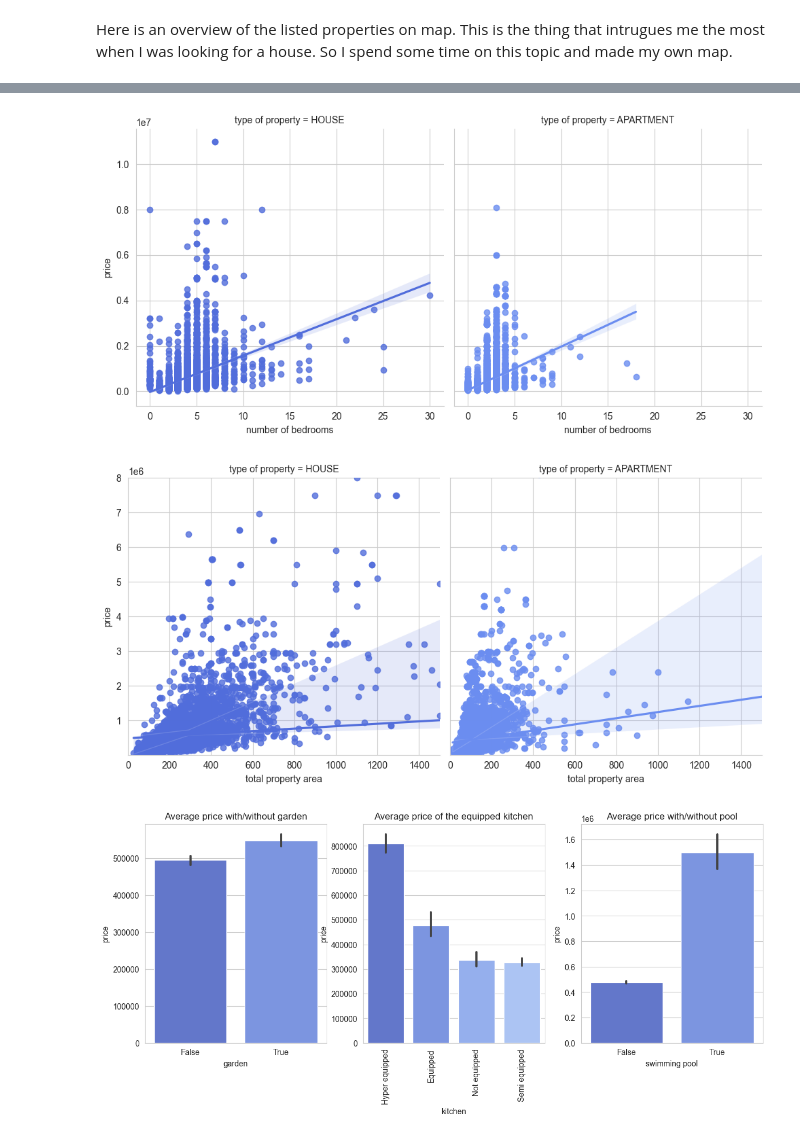
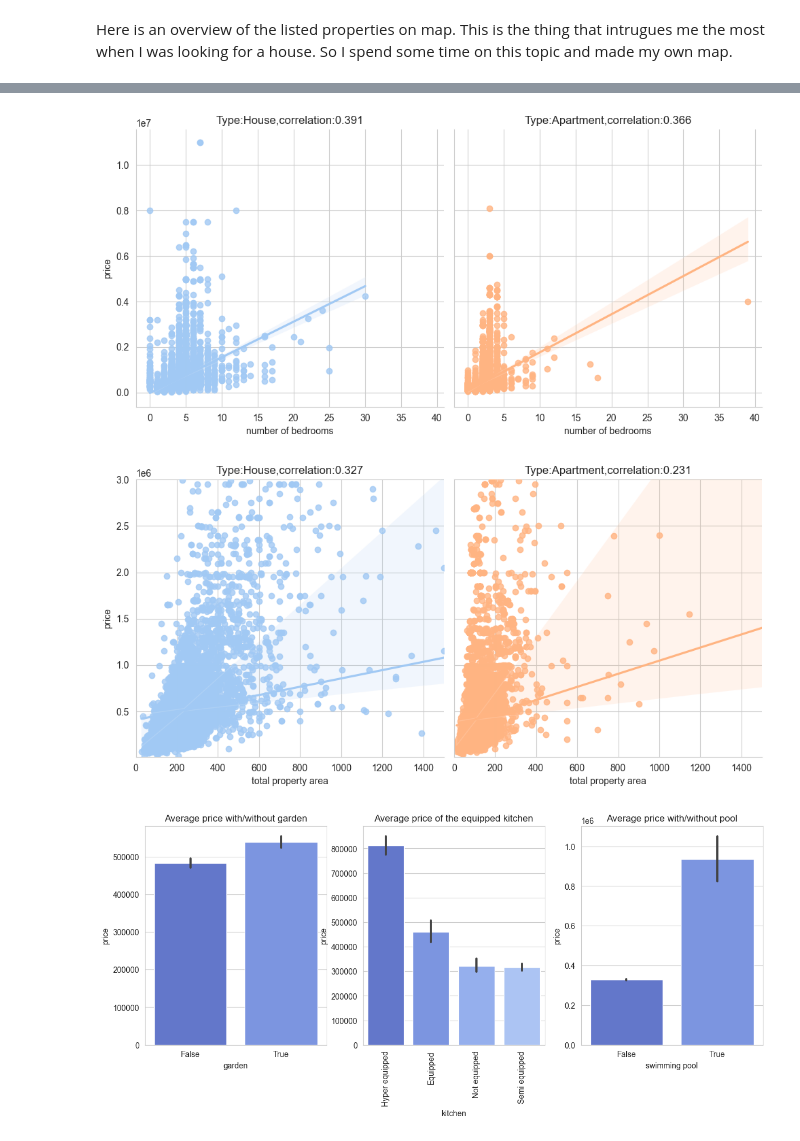
Before and after one commit to Spike815/Real_Estate_Analysis, a Jupyter notebook: Analysis.ipynb, the cells around one changed output, grey strips where cells are left out. Drawn from its saved outputs; the diff is of its cells as text; code cells hidden in the pictures.

```diff
--- a/Analysis.ipynb
+++ b/Analysis.ipynb
@@ -73,3 +79,10 @@ post_code["postalCode"]=post_code["postalCode"].astype(str)
+# %%
+# reference website: https://en.wikipedia.org/wiki/Provinces_of_Belgium
+population_info={"Province":["Antwerpen","Oost-Vlaanderen","Vlaams-Brabant","Limburg","Hainaut","West-Vlaanderen","Liège","Luxembourg","Namur","Brabant wallon","Brussel"],
+                 "Population":[1857986,1515064,1146175,874048,1196796,1344241,1106992,284638,494325,403599,1208542],
+                 "Area(km2)":[2876,3007,2118,2427,3197,3813,3857,4459,3675,1097,162.4],
+                 "Density":[647,504,542,361,375,353,288,63,135,368,7442]}
+population_df=pd.DataFrame(population_info)
 # %% [markdown]
 Clean the "locality" and "province" columns of data , by mapping it to the correct ones in post_code
 # %%
@@ -77,5 +90,5 @@ Clean the "locality" and "province" columns of data , by mapping it to the corre
 # Wrong approach: iterate through the data, assign the right value of locality from post_code["Gemeente"]
 # Right way to do it: name the series in post_code with the same name, and merge two dataframes!!!
 data = data.merge(post_code,how="left",on="postalCode")
+data =data.merge(population_df,on="Province",how="left")
 data = data.drop(columns=["province"])
-data
@@ -138,6 +131,8 @@ Drop the duplicates with the same coordinates, price and size:
 condition = data[["latitude","longitude","street","price","total property area"]].duplicated(keep=False)
 #pass the returned boolean to data, get the index of the duplicates
 data = data.drop(data[condition].index)
+data = data[data["total property area"]>0]
+data["price per sqr"]=data["price"]/data["total property area"]
 display(data)
 # %% [output]
 |  | id | type of property | subtype of property | locality | latitude | longitude | street | postalCode | ... |
@@ -235,0 +300,12 @@ plt.show()
+# %%
+#Another approach by listing the type and average price
+fig, (ax0,ax1) = plt.subplots(nrows=1,ncols=2,figsize=(14,5))
+
+temp_house = data[(data['price']<3000000) & (data["type of property"]=="HOUSE")]
+temp_apart = data[(data['price']<3000000) & (data["type of property"]=="APARTMENT")]
+
+sns.barplot(data=temp_house,x="subtype of property",y="price",estimator="median",ax=ax0,order=temp_house.groupby("subtype of property")["price"].median().sort_values().index)
+sns.barplot(data=temp_apart,x="subtype of property",y="price",estimator="median",ax=ax1,order=temp_apart.groupby("subtype of property")["price"].median().sort_values().index)
+
+ax0.tick_params("x",rotation = 90)
+ax1.tick_params("x",rotation = 90)
@@ -237,18 +315,43 @@ plt.show()
 #price linked with bedrooms?
 #regression plot
 #lmplot :This function combines regplot() and FacetGrid. best for subplots
-sns.lmplot(data=data,x="number of bedrooms", y="price",col="type of property",hue="type of property")
+corr1=data[data["type of property"]=="HOUSE"]["number of bedrooms"].corr(data['price'])
+corr2=data[data["type of property"]=="APARTMENT"]["number of bedrooms"].corr(data['price'])
+g = sns.lmplot(data=data,x="number of bedrooms", y="price",col="type of property",hue="type of property",palette="pastel")
+
+#how to change the title for subplots?
+#using g.fig.suptitle("title", y=1.03) can change the full title
+
+a0 = g.fig.axes[0]
+a0.set_title(f"Type:House,correlation:{corr1 :.3f}")
+
+a1 = g.fig.axes[1]
+a1.set_title(f"Type:Apartment,correlation:{corr2:.3f}")
+
 plt.show()
 # %% [output]
-[figure, old version]
+[figure, new version]
 # %%
 #price linked with living area?
-sns.lmplot(data=data,x="total property area", y="price",col="type of property",hue="type of property")
+g = sns.lmplot(data=data[data["price"]<3000000],x="total property area", y="price",col="type of property",hue="type of property",palette="pastel")
+
+
+
+corr1=temp_house["total property area"].corr(temp_house["price"])
+corr2=temp_apart["total property area"].corr(temp_apart['price'])
+
 plt.xlim(0,1500)
-plt.ylim(10000,8000000)
+plt.ylim(10000,3000000)
+
+a0 = g.fig.axes[0]
+a0.set_title(f"Type:House,correlation:{corr1 :.3f}")
+
+a1 = g.fig.axes[1]
+a1.set_title(f"Type:Apartment,correlation:{corr2:.3f}")
+
 plt.show()
 # %% [output]
-[figure, old version]
+[figure, new version]
 # %%
 #Price linked with garden? With equiped kitchen? With swimming pool?
 fig, (ax0,ax1,ax2) = plt.subplots(nrows=1,ncols=3,figsize=(14,5))
@@ -260,12 +363,12 @@ sns.barplot(ax=ax1,data=data,x="kitchen",y="price",order=data.groupby("kitchen")
 ax1.set(title="Average price of the equipped kitchen")
 ax1.tick_params("x",rotation = 90)
 
-sns.barplot(ax=ax2,data=data,x="swimming pool",y="price")
+sns.barplot(ax=ax2,data=data,x="swimming pool",y="price",estimator="median")
 ax2.set(title="Average price with/without pool")
 
 plt.show()
 # %% [output]
-[figure, old version]
+[figure, new version]
 # %%
 #looks like the properties with gardens tend to have hight mean price.
 #let's dive in a little bit to see how garden area effects the price
```
Also changed, not shown: parts of 26 cells of this notebook, 4 other files.
